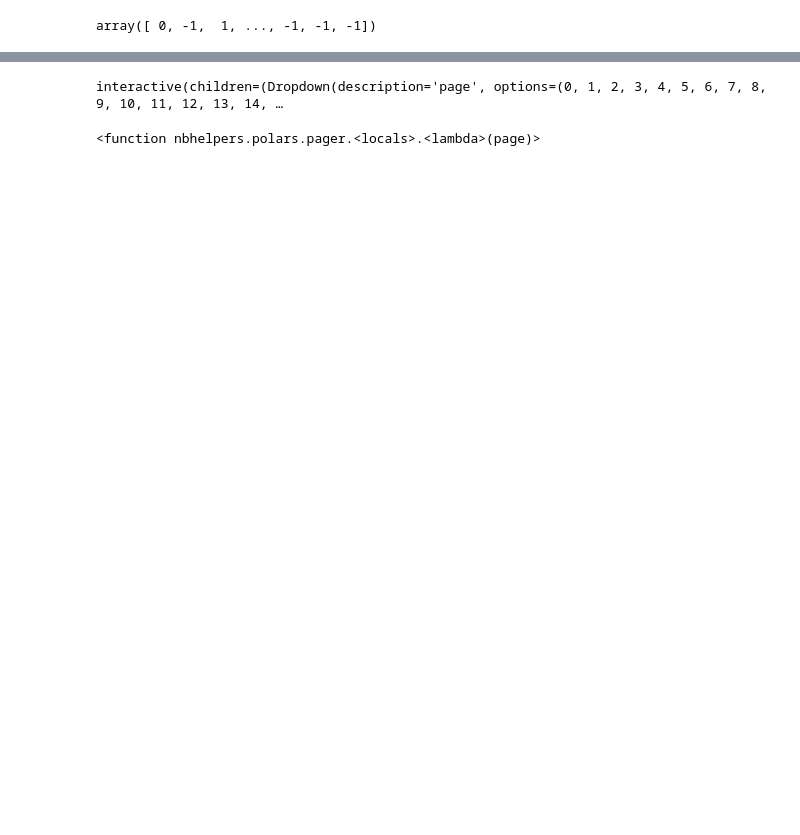
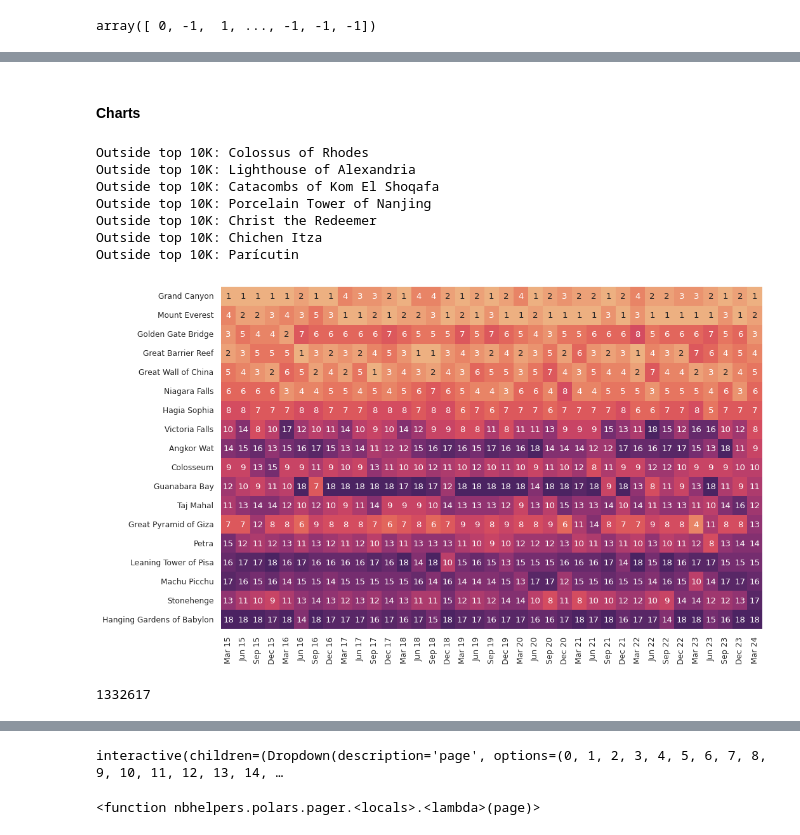
Before and after one commit to dylanburati/wikiplain, a Jupyter notebook: pywikiplain/RedditRank.ipynb, the cells around one changed output, grey strips where cells are left out. Saved outputs shown, nothing was run; the diff lists cells and outputs as text; code cells hidden in the pictures; blank space fills up the shorter version.

```diff
--- a/pywikiplain/RedditRank.ipynb
+++ b/pywikiplain/RedditRank.ipynb
@@ -188,6 +194,3 @@ pqf = pq.ParquetFile(files.enwiki_parquet_filename)
-# %%
-with open(files.nub_filename, "rb") as fp:
-    overwritten, pqf_size = cbor2.load(fp)
 # %%
 def iterdecode(f):
     decoder = cbor2.CBORDecoder(f)
@@ -662,11 +308,0 @@ def get_hatedges():
-# %%
-hatedge_fnames = glob.glob(files.hatedge_filename_pattern)
-try:
-    assert set(hatedge_fnames) == set(files.hatedge_filenames(NUM_PARTITIONS))
-    with open(files.hatcheck_arr_filename, "rb") as fp:
-        hatcheck_arr = np.load(fp)
-except Exception as exc:
-    hatcheck_arr = get_hatedges()
-    with open(files.hatcheck_arr_filename, "wb") as fp:
-        np.save(fp, hatcheck_arr)
-    hatedge_fnames = glob.glob(files.hatedge_filename_pattern)
@@ -898,6 +546,5 @@ sqlite:////home/dylan/Downloads/enwiki/20240101/enwiki_tokenized_20240101.sqlite
 # %%
 summary_included = np.zeros(N, dtype=np.bool_)
-relevance = np.zeros(N)
 rel_files = glob.glob(files.reddit_relevance_filename_pattern)
 for idx, filename in enumerate(sorted(rel_files)):
     with open(filename, "rb") as fp:
@@ -905,7 +552,7 @@ for idx, filename in enumerate(sorted(rel_files)):
     if (len(rel_files) - 1 - idx) % 3 == 0:
         ranks = np.zeros(N, dtype=np.int32)
         ranks[np.argsort(relevance)] = N - np.arange(N)
-        summary_included |= ranks <= 10000
+        summary_included |= ranks <= 80000
         relevance[:] = 0.0
 # %%
 summary_index = np.where(summary_included, np.cumsum(summary_included) - 1, -1)
@@ -925,6 +572,8 @@ relevance_3m = np.zeros(N)
 for idx, filename in enumerate(sorted(glob.glob(files.reddit_relevance_filename_pattern))):
     with open(filename, "rb") as fp:
         arr = np.load(fp)
+        if not np.alltrue(~np.isnan(arr)):
+            print(f"mv '{filename}' '{filename.replace('RS_', 'x_RS_')}'")
         relevance += arr
         relevance_3m += arr
     if (len(rel_files) - 1 - idx) % 3 == 0:
@@ -949,0 +1179,2 @@ sns.set_context("paper")
+# %% [markdown]
+#### Charts
@@ -950,3 +1183,35 @@ sns.set_context("paper")
+# %%
+chart_keys, chart_ids = resolve_summary_ids(WONDERS)
+chart_summary = summary_ranks[chart_ids]
+chart_ranks = np.zeros_like(chart_summary, dtype=np.int64)
+np.put_along_axis(chart_ranks,
+                  chart_summary.argsort(axis=0),
+                  1 + np.repeat(np.arange(chart_summary.shape[0])[:, np.newaxis], time_points, axis=1),
+                  0)
+chart_summary_order = chart_ranks[:, -1].argsort()
+chart_ranks = chart_ranks[chart_summary_order]
+chart_keys = np.array(chart_keys)[chart_summary_order].tolist()
+fig, ax = plt.subplots(figsize=(11, 7))
+ax = sns.heatmap(chart_ranks,
+                 xticklabels=[dt.astype(datetime).strftime("%b %y") for dt in date_ser],
+                 yticklabels=chart_keys,
+                 ax=ax,
+                 cmap='flare',
+                 cbar=False,
+                 annot=True)
+# %% [output]
+Outside top 10K: Colossus of Rhodes
+Outside top 10K: Lighthouse of Alexandria
+Outside top 10K: Catacombs of Kom El Shoqafa
+Outside top 10K: Porcelain Tower of Nanjing
+Outside top 10K: Christ the Redeemer
+Outside top 10K: Chichen Itza
+Outside top 10K: Parícutin
+[figure, added]
+# %%
+id_map["New York (state)"]
+# %% [output]
+1332617
 # %%
 def resolve_summary_ids(chart_keys_q):
     chart_keys = []
```
Also changed, not shown: parts of 53 cells of this notebook, 12 other files.
